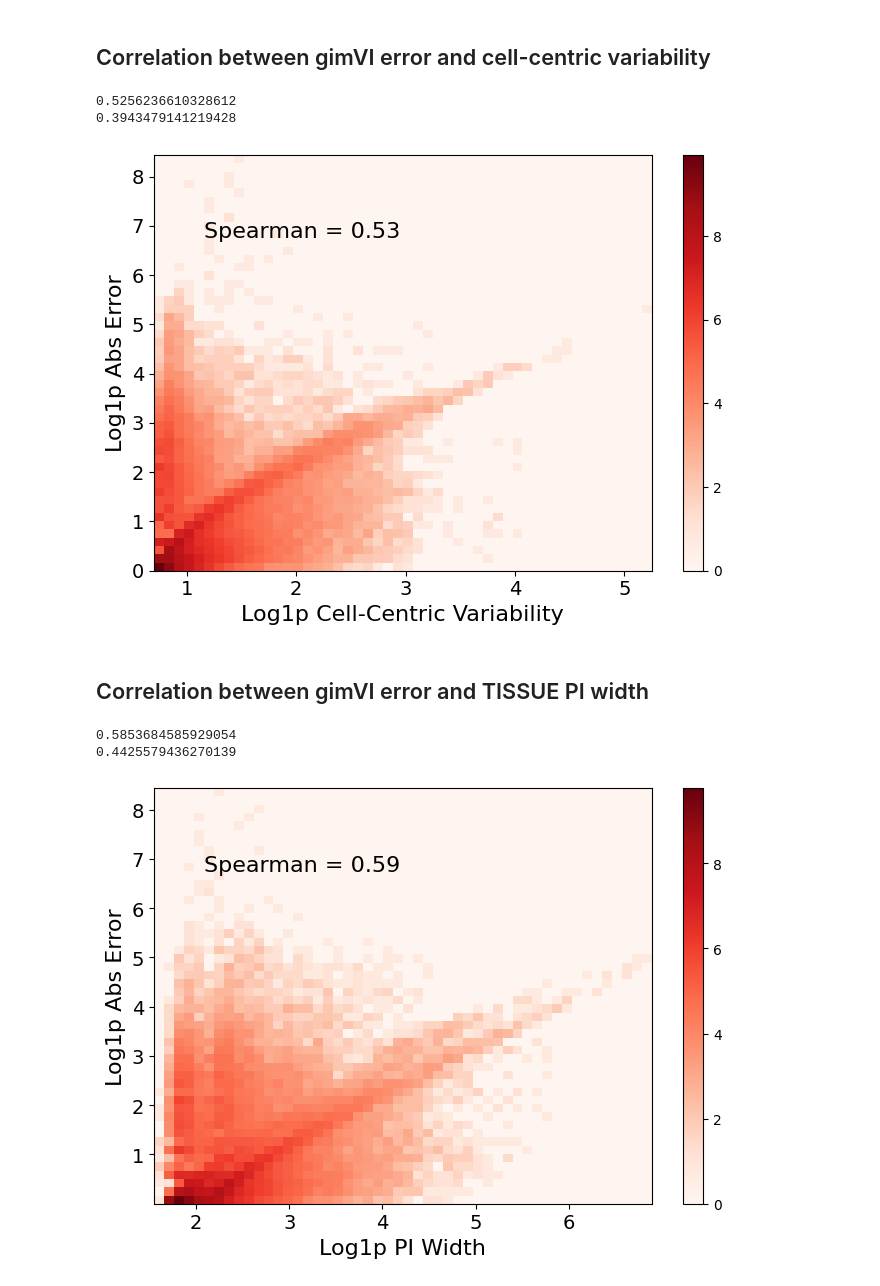
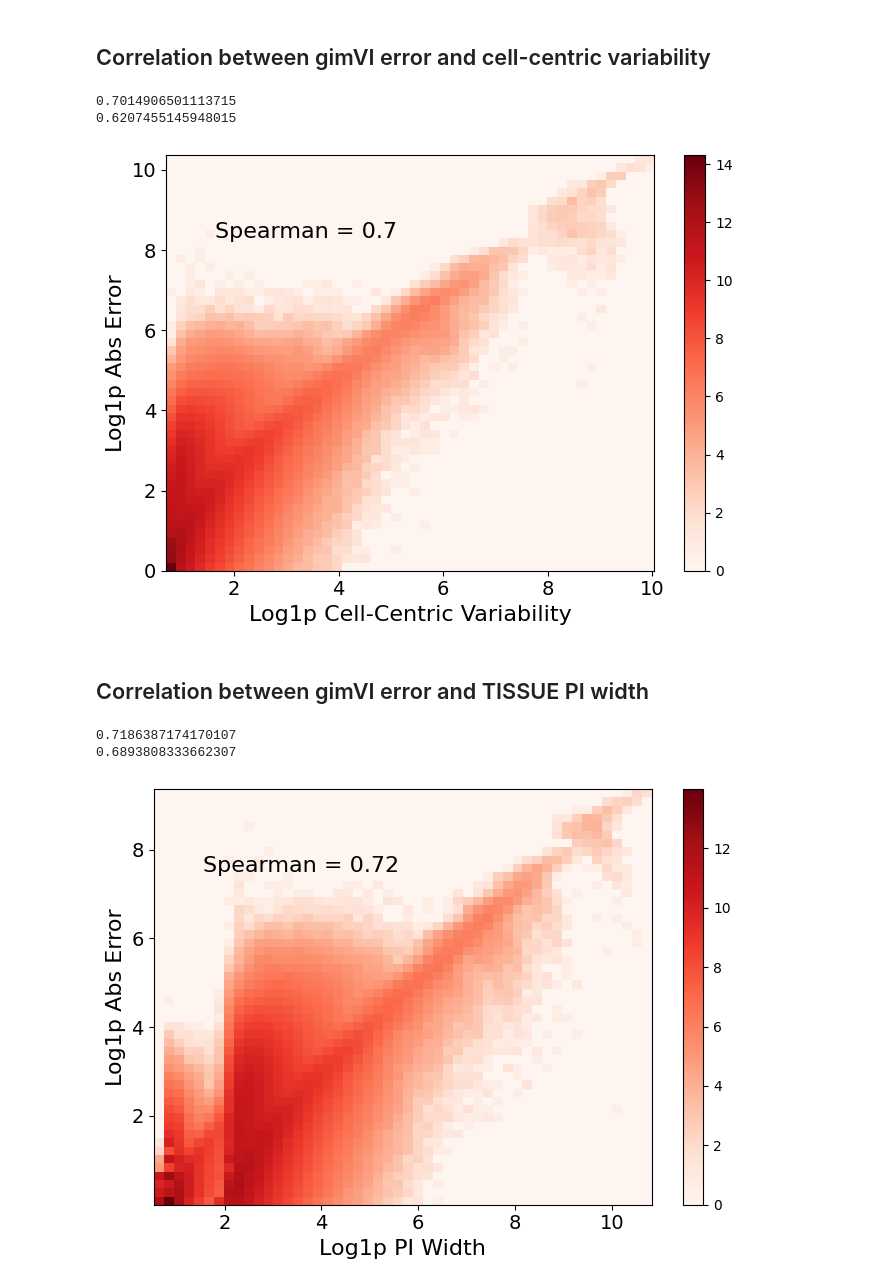
Before and after one commit to sunericd/tissue-figures-and-analyses, a Jupyter notebook: notebooks/Supplemental_gimvi_analysis.ipynb, the cells around one changed output. Cells and saved outputs as stored; diff of their text form; code cells hidden in the pictures.

```diff
--- a/notebooks/Supplemental_gimvi_analysis.ipynb
+++ b/notebooks/Supplemental_gimvi_analysis.ipynb
@@ -139,28 +168,28 @@ plt.show()
 Collecting calibration performance from pickel file output of `get_calibration.py`
 # %%
 # Generate calibration plot for all genes averaged together
-dataset_names = ["Dataset11"]
+dataset_names = ["Dataset11","Dataset14","Dataset1","Dataset7","Axolotl"]
 colors = ["tab:purple"]
 
-fig, axs = plt.subplots(nrows=1, ncols=len(dataset_names), sharex=True, sharey=True, figsize=(5, 5))
+fig, axs = plt.subplots(nrows=1, ncols=len(dataset_names), sharex=True, sharey=True, figsize=(15, 5))
 for i, dataset_name in enumerate(dataset_names):
     pickleFile = open("scg_results/scpi/2023Aug1_k4k1_SDbasedCCPplus1/"+dataset_name+"_conformal_dict_gimvi.pkl", 'rb')
     res_dict = pickle.load(pickleFile)
 
     for ki, key in enumerate(res_dict.keys()):
-        axs.plot(res_dict[key]['1-alpha'], res_dict[key]['test'], linewidth=1.5, label=method_mapper[key], color=colors[ki])
+        axs[i].plot(res_dict[key]['1-alpha'], res_dict[key]['test'], linewidth=1.5, label=method_mapper[key], color=colors[ki])
         error = round(measure_calibration_error(res_dict, key),2)
-        axs.annotate(method_mapper[key]+"="+str(error), xy=(1, 0+(ki*0.05)), xycoords='axes fraction', fontsize=12, horizontalalignment='right', verticalalignment='bottom')
+        axs[i].annotate(method_mapper[key]+"="+str(error), xy=(1, 0+(ki*0.05)), xycoords='axes fraction', fontsize=12, horizontalalignment='right', verticalalignment='bottom')
 
-    axs.set_title(dataset_mapper[dataset_name], fontsize=14)
-    axs.tick_params(axis='both', which='major', labelsize=14)
-    axs.tick_params(axis='both', which='minor', labelsize=14)
+    axs[i].set_title(dataset_mapper[dataset_name], fontsize=14)
+    axs[i].tick_params(axis='both', which='major', labelsize=14)
+    axs[i].tick_params(axis='both', which='minor', labelsize=14)
 
 fig.suptitle("TISSUE Calibration (10-fold CV)", fontsize=18)
 fig.supxlabel("Specified TISSUE Coverage", fontsize=18)
 fig.supylabel("Fraction Within Prediction Interval", fontsize=18)
 plt.legend(loc='center left', bbox_to_anchor=(1, 0.5), fontsize=14, ncol=1)
 plt.tight_layout(pad=1.8)
-plt.savefig('plots/scpi_calibration/gimvi_REVISED_paneled_AVG_calibration_curves.pdf')
+plt.savefig('plots/scpi_calibration/GIMVI_REVISED_paneled_AVG_calibration_curves.pdf')
 plt.show()
 # %% [output]
@@ -170,7 +199,7 @@ plt.show()
 # %%
 # combined into one plot
 
-datasets = ["Dataset11"]
+datasets = ["Dataset11","Dataset14","Dataset1","Dataset7","Axolotl"]
 methods = ['gimvi']
 
 
@@ -181,7 +210,12 @@ abs_error_col = []
 
 
 for i, d in enumerate(datasets):
-    adata = sc.read_h5ad("scg_results/scpi/2023Aug1_k4k1_SDbasedCCPplus1/"+d+"_gimvi_NOCV.h5ad")
+
+    if os.path.isfile("scg_results/scpi/2023Aug1_k4k1_SDbasedCCPplus1/"+d+"_gimvi_NOCV.h5ad"):
+        adata = sc.read_h5ad("scg_results/scpi/2023Aug1_k4k1_SDbasedCCPplus1/"+d+"_gimvi_NOCV.h5ad")
+    else:
+        adata = large_load("scg_results/scpi/2023Aug1_k4k1_SDbasedCCPplus1/"+d+"_gimvi_NOCV")
+
     n_cells = adata.shape[0]
     n_genes = adata.shape[1]
 
@@ -234,12 +268,12 @@ plt.ylabel("Log1p Abs Error", fontsize=16)
 plt.xticks(fontsize=14)
 plt.yticks(fontsize=14)
 plt.tight_layout()
-plt.savefig(f'plots/scpi_datasets/gimvi_REVISED_uncertainty_error_correlations_log_COMBINED.pdf', bbox_inches='tight')
+plt.savefig(f'plots/scpi_datasets/GIMVI_REVISED_uncertainty_error_correlations_log_COMBINED.pdf', bbox_inches='tight')
 plt.show()
 # %% [output]
-0.5256236610328612
-0.3943479141219428
+0.7014906501113715
+0.6207455145948015
-[figure, old version]
+[figure, new version]
 # %% [markdown]
 ## Correlation between gimVI error and TISSUE PI width
 # %%
@@ -248,7 +282,7 @@ plt.show()
 pi_width = 67
 
 methods = ['gimvi']
-datasets = ["Dataset11"]
+datasets = ["Dataset11","Dataset14","Dataset1","Dataset7","Axolotl"]
 
 
 all_uppers = np.array([])
@@ -259,7 +293,12 @@ all_datasets = np.array([])
 all_models = np.array([])
 
 for d in datasets:
-    adata = sc.read_h5ad("scg_results/scpi/2023Aug1_kautokauto_SDbasedCCPplus1/"+d+"_gimvi_SCPI.h5ad")
+
+    # read results
+    if os.path.isfile("scg_results/scpi/2023Aug1_k4k1_SDbasedCCPplus1/"+d+"_gimvi_SCPI.h5ad"):
+        adata = sc.read_h5ad("scg_results/scpi/2023Aug1_k4k1_SDbasedCCPplus1/"+d+"_gimvi_SCPI.h5ad")
+    else:
+        adata = large_load("scg_results/scpi/2023Aug1_k4k1_SDbasedCCPplus1/"+d+"_gimvi_SCPI")
 
     # compute stacked bandwidth matrices and stacked prediction matrices
 
@@ -286,34 +325,34 @@ for d in datasets:
     all_lowers = np.concatenate([all_lowers]+[x.flatten() for x in stacked_lowers])
     all_predicteds = np.concatenate([all_predicteds]+[x.flatten() for x in stacked_predicteds])
     all_maes = np.concatenate([all_maes]+[x.flatten() for x in stacked_maes])
     all_datasets = np.concatenate([all_datasets]+[x.flatten() for x in stacked_datasets])
     all_models = np.concatenate([all_models]+[x.flatten() for x in stacked_models])
 
 # Make Plot
 rho, p = spearmanr(np.log1p(all_uppers-all_lowers)[(all_predicteds>0)&np.isfinite(all_predicteds)&~np.isnan(all_uppers-all_lowers)],
             np.log1p(all_maes)[(all_predicteds>0)&np.isfinite(all_predicteds)&~np.isnan(all_uppers-all_lowers)])
 r, p = pearsonr(np.log1p(all_uppers-all_lowers)[(all_predicteds>0)&np.isfinite(all_predicteds)&~np.isnan(all_uppers-all_lowers)],
             np.log1p(all_maes)[(all_predicteds>0)&np.isfinite(all_predicteds)&~np.isnan(all_uppers-all_lowers)])
 print(rho)
 print(r)
 
 plt.figure(figsize=(7,5))
 heatmap, xedges, yedges = np.histogram2d(
     np.log1p(all_uppers-all_lowers)[(all_predicteds>0)&np.isfinite(all_predicteds)&~np.isnan(all_uppers-all_lowers)],
             np.log1p(all_maes)[(all_predicteds>0)&np.isfinite(all_predicteds)&~np.isnan(all_uppers-all_lowers)],
             bins=50)
 extent = [xedges[0], xedges[-1], yedges[0], yedges[-1]]
 plt.imshow(np.log1p(heatmap).T, extent=extent, origin='lower', cmap='Reds', aspect='auto')
 plt.annotate("Spearman = "+str(round(rho,2)), (0.1,0.8), xycoords="axes fraction", fontsize=16)
 plt.colorbar()
 plt.xlabel("Log1p PI Width", fontsize=16)
 plt.ylabel("Log1p Abs Error", fontsize=16)
 plt.xticks(fontsize=14)
 plt.yticks(fontsize=14)
 plt.tight_layout()
-plt.savefig('plots/scpi_exploratory/gimvi_REVISED_all_CI_vs_AE_newest_kautokauto.pdf', dpi=300, bbox_inches='tight')
+plt.savefig('plots/scpi_exploratory/GIMVI_REVISED_all_CI_vs_AE_newest_kautokauto.pdf', dpi=300, bbox_inches='tight')
 plt.show()
 # %% [output]
-0.5853684585929054
-0.4425579436270139
+0.7186387174170107
+0.6893808333662307
-[figure, old version]
+[figure, new version]
```
Also changed, not shown: parts of 23 cells of this notebook, 9 other files.
